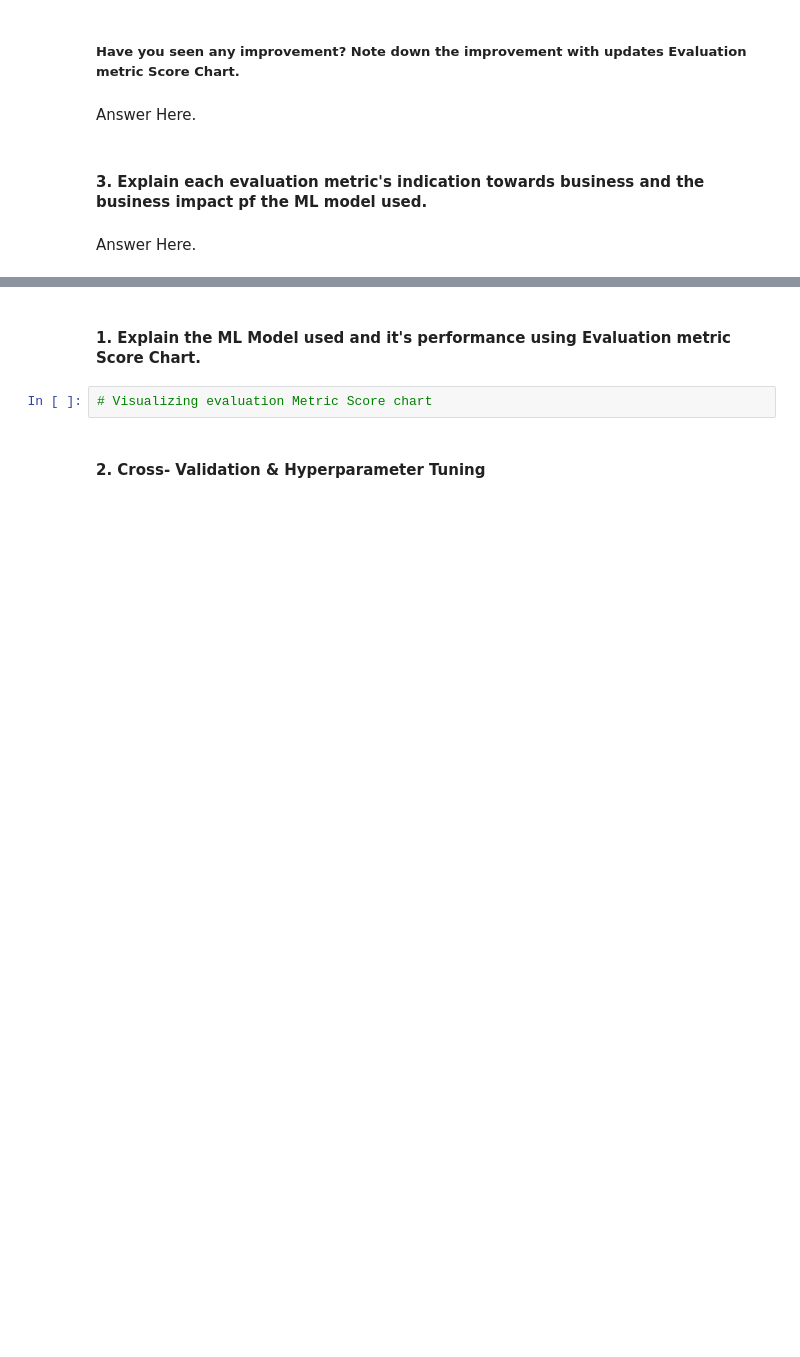
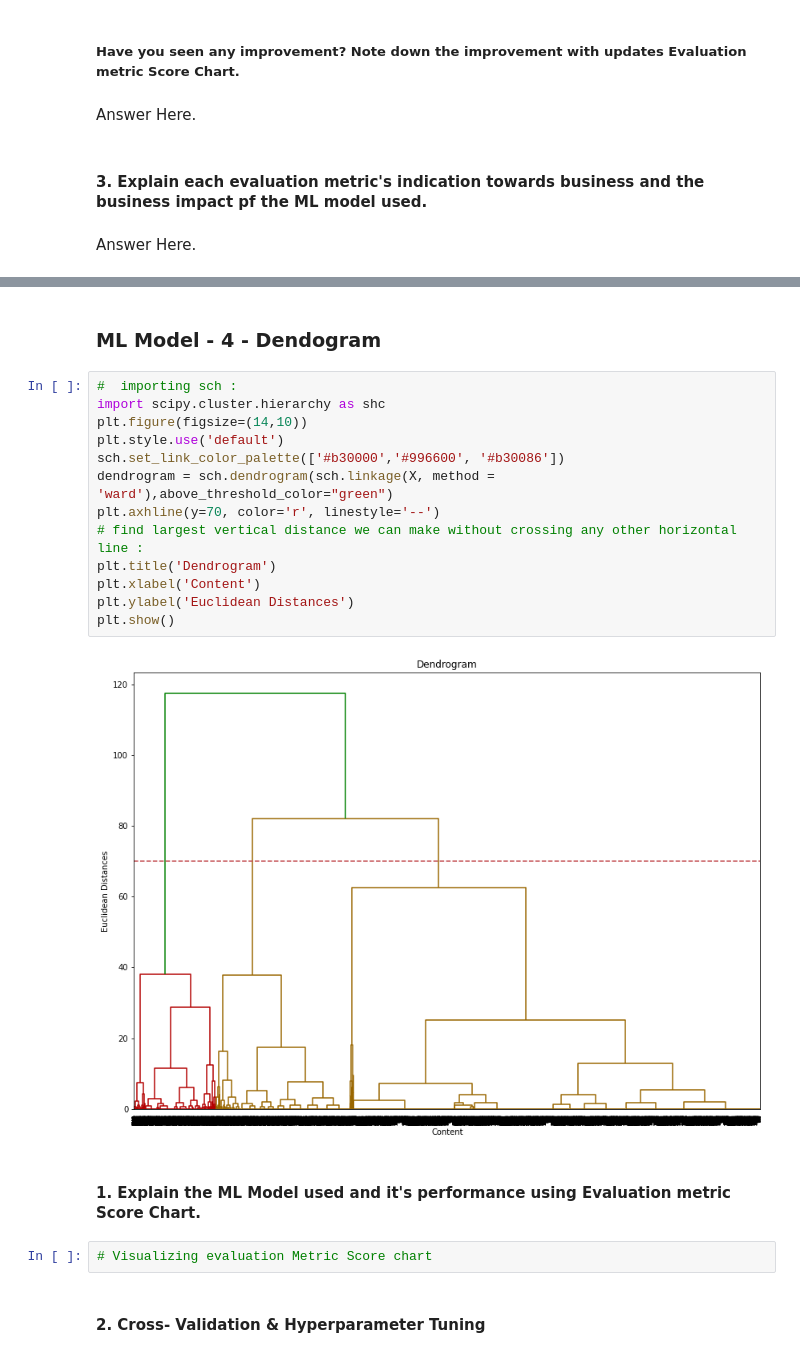
Before and after one commit to jaolekar/Netflix-clustering, a Jupyter notebook: Netflix_movies_and_TV_shows_Clustering_.ipynb, the cells around one changed output, grey strips where cells are left out. Saved outputs shown, nothing was run; the diff lists cells and outputs as text; blank space fills up the shorter version.

```diff
--- a/Netflix_movies_and_TV_shows_Clustering_.ipynb
+++ b/Netflix_movies_and_TV_shows_Clustering_.ipynb
@@ -1409,3 +1626,20 @@ Answer Here.
+# %% [markdown]
+### **ML Model - 4 - Dendogram**
+# %%
+#  importing sch :
+import scipy.cluster.hierarchy as shc
+plt.figure(figsize=(14,10))
+plt.style.use('default')
+sch.set_link_color_palette(['#b30000','#996600', '#b30086'])
+dendrogram = sch.dendrogram(sch.linkage(X, method = 'ward'),above_threshold_color="green")
+plt.axhline(y=70, color='r', linestyle='--')
+# find largest vertical distance we can make without crossing any other horizontal line :
+plt.title('Dendrogram')
+plt.xlabel('Content')
+plt.ylabel('Euclidean Distances')
+plt.show()
+# %% [output]
+[figure, added]
 # %% [markdown]
 #### 1. Explain the ML Model used and it's performance using Evaluation metric Score Chart.
 # %%
```
Also changed, not shown: parts of 24 cells of this notebook.
